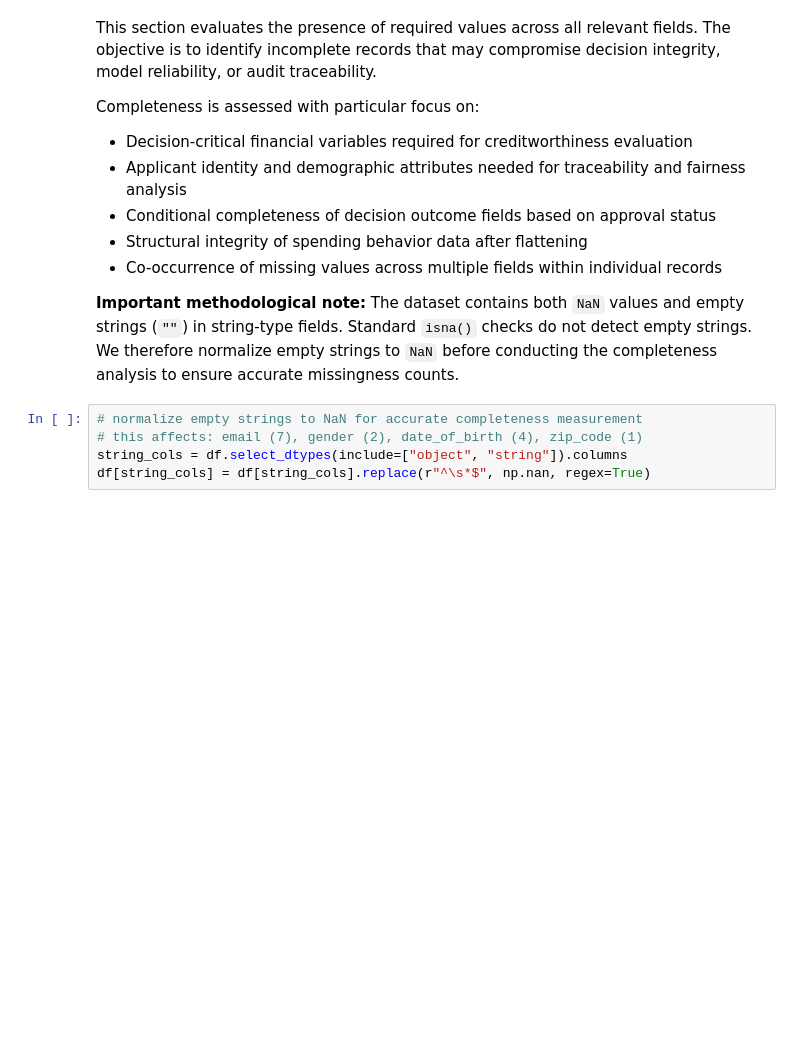
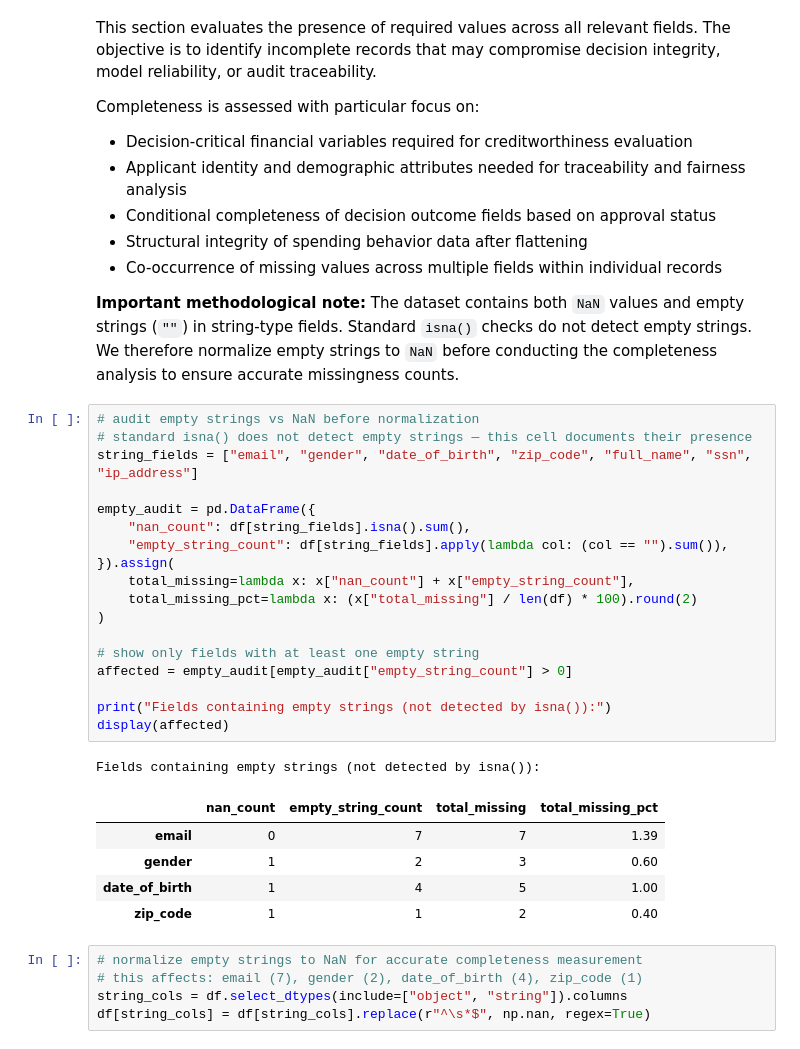
Before and after one commit to mchlkan/dego-2606-group3, a Jupyter notebook: notebooks/01-data-quality.ipynb, the cells around one changed output. Saved outputs shown, nothing was run; the diff lists cells and outputs as text; blank space fills up the shorter version.

```diff
--- a/notebooks/01-data-quality.ipynb
+++ b/notebooks/01-data-quality.ipynb
@@ -177,6 +202,31 @@ Completeness is assessed with particular focus on:
 - Co-occurrence of missing values across multiple fields within individual records
 
 **Important methodological note:** The dataset contains both `NaN` values and empty strings (`""`) in string-type fields. Standard `isna()` checks do not detect empty strings. We therefore normalize empty strings to `NaN` before conducting the completeness analysis to ensure accurate missingness counts.
+# %%
+# audit empty strings vs NaN before normalization
+# standard isna() does not detect empty strings — this cell documents their presence
+string_fields = ["email", "gender", "date_of_birth", "zip_code", "full_name", "ssn", "ip_address"]
+
+empty_audit = pd.DataFrame({
+    "nan_count": df[string_fields].isna().sum(),
+    "empty_string_count": df[string_fields].apply(lambda col: (col == "").sum()),
+}).assign(
+    total_missing=lambda x: x["nan_count"] + x["empty_string_count"],
+    total_missing_pct=lambda x: (x["total_missing"] / len(df) * 100).round(2)
+)
+
+# show only fields with at least one empty string
+affected = empty_audit[empty_audit["empty_string_count"] > 0]
+
+print("Fields containing empty strings (not detected by isna()):")
+display(affected)
+# %% [output]
+Fields containing empty strings (not detected by isna()):
+|  | nan_count | empty_string_count | total_missing | total_missing_pct |
+| email | 0 | 7 | 7 | 1.39 |
+| gender | 1 | 2 | 3 | 0.60 |
+| date_of_birth | 1 | 4 | 5 | 1.00 |
+| zip_code | 1 | 1 | 2 | 0.40 |
 # %%
 # normalize empty strings to NaN for accurate completeness measurement
 # this affects: email (7), gender (2), date_of_birth (4), zip_code (1)
```
Also changed, not shown: parts of 29 cells of this notebook.
